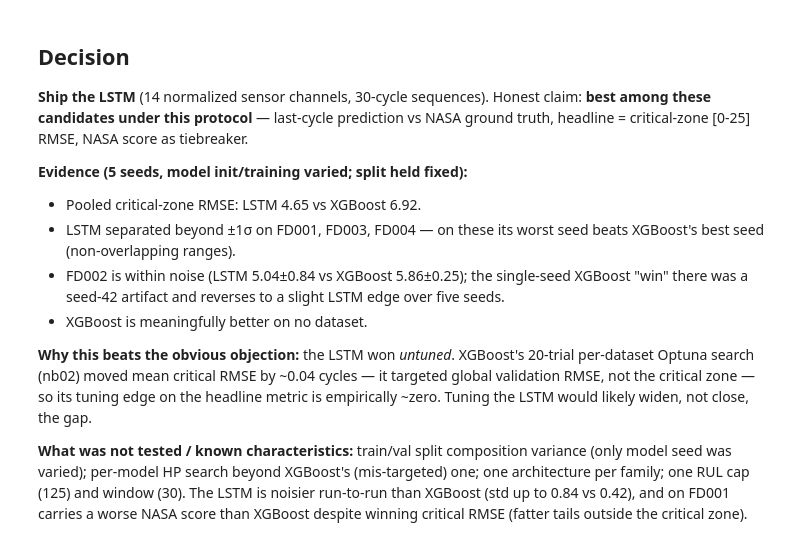
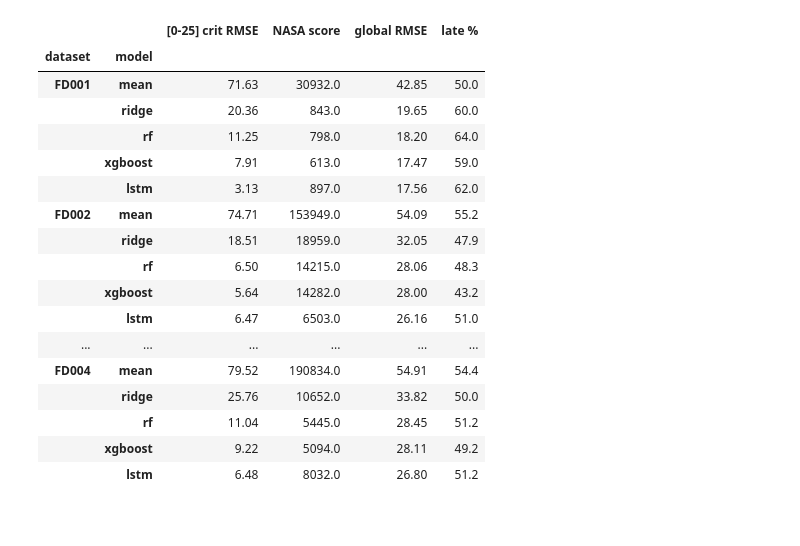
Before and after one commit to karthik-593/NASA_Turbofan_RUL, a Jupyter notebook: notebooks/archive/03_model_comparison.ipynb, the cells around one changed output. Drawn from its saved outputs; the diff is of its cells as text; code cells hidden in the pictures.

```diff
--- a/notebooks/archive/03_model_comparison.ipynb
+++ b/notebooks/archive/03_model_comparison.ipynb
@@ -38,10 +46,2 @@ display(table)
 # %%
-agg, wins = decision_summary(df)
-
-print('Mean critical-zone RMSE / mean NASA across FD001-FD004 (sorted):')
-print(agg.round(2))
-print('\nDatasets won on critical-zone RMSE:')
-print(wins)
-print(f'\nLowest mean critical-zone RMSE: {agg.index[0]}')
-print(f'Runner-up: {agg.index[1]}  '
-      f'(margin {agg["mean_crit"].iloc[1] - agg["mean_crit"].iloc[0]:.2f} cycles)')
+df = run_comparison(RAW, track=False)  # archive re-execution: no MLflow server (D25a)
@@ -48,45 +66,29 @@ print(f'Runner-up: {agg.index[1]}  '
 # %%
-from turbofan.evaluation.comparison import (
-    run_comparison_multiseed, multiseed_summary, contender_gap,
-)
+df['model'] = pd.Categorical(df['model'], MODEL_ORDER, ordered=True)
+df = df.sort_values(['dataset', 'model'])
 
-# Re-run the two contenders over 5 seeds. Features + split are built once per dataset and
-# reused, so only model init/training varies. (LSTM fits on FD002/FD004 dominate runtime —
-# drop to seeds=(42, 7, 123) for a faster first pass.)
-df_ms = run_comparison_multiseed(RAW, seeds=(42, 7, 123, 2024, 99), models=("xgboost", "lstm"))
-
-# Banded critical-zone RMSE: mean ± std per dataset × model
-display(multiseed_summary(df_ms, "critical_rmse"))
-
-# Head-to-head: does the LSTM lead survive ±1σ on each dataset?
-display(contender_gap(df_ms, a="lstm", b="xgboost"))
-
-# Pooled across all datasets × seeds
-overall = df_ms.groupby("model")["critical_rmse"].agg(["mean", "std"]).round(2)
-print("Pooled critical-zone RMSE (all datasets × seeds):")
-print(overall)
+table = (df.set_index(['dataset', 'model'])
+           [['critical_rmse', 'nasa', 'global_rmse', 'late_pct']]
+           .rename(columns={'critical_rmse': '[0-25] crit RMSE', 'nasa': 'NASA score',
+                            'global_rmse': 'global RMSE', 'late_pct': 'late %'})
+           .round({'[0-25] crit RMSE': 2, 'global RMSE': 2, 'late %': 1, 'NASA score': 0}))
+display(table)
+# %% [output]
+|  |  | [0-25] crit RMSE | NASA score | global RMSE | late % |
+| dataset | model |  |  |  |  |
+| FD001 | mean | 71.63 | 30932.0 | 42.85 | 50.0 |
+|  | ridge | 20.36 | 843.0 | 19.65 | 60.0 |
+|  | rf | 11.25 | 798.0 | 18.20 | 64.0 |
+|  | xgboost | 7.91 | 613.0 | 17.47 | 59.0 |
+|  | lstm | 3.13 | 897.0 | 17.56 | 62.0 |
+| FD002 | mean | 74.71 | 153949.0 | 54.09 | 55.2 |
+|  | ridge | 18.51 | 18959.0 | 32.05 | 47.9 |
+|  | rf | 6.50 | 14215.0 | 28.06 | 48.3 |
+|  | xgboost | 5.64 | 14282.0 | 28.00 | 43.2 |
+|  | lstm | 6.47 | 6503.0 | 26.16 | 51.0 |
+| ... | ... | ... | ... | ... | ... |
+| FD004 | mean | 79.52 | 190834.0 | 54.91 | 54.4 |
+|  | ridge | 25.76 | 10652.0 | 33.82 | 50.0 |
+|  | rf | 11.04 | 5445.0 | 28.45 | 51.2 |
+|  | xgboost | 9.22 | 5094.0 | 28.11 | 49.2 |
+|  | lstm | 6.48 | 8032.0 | 26.80 | 51.2 |
-# %% [markdown]
-## Decision
-
-**Ship the LSTM** (14 normalized sensor channels, 30-cycle sequences). Honest claim:
-**best among these candidates under this protocol** — last-cycle prediction vs NASA
-ground truth, headline = critical-zone [0-25] RMSE, NASA score as tiebreaker.
-
-**Evidence (5 seeds, model init/training varied; split held fixed):**
-- Pooled critical-zone RMSE: LSTM 4.65 vs XGBoost 6.92.
-- LSTM separated beyond ±1σ on FD001, FD003, FD004 — on these its worst seed beats
-  XGBoost's best seed (non-overlapping ranges).
-- FD002 is within noise (LSTM 5.04±0.84 vs XGBoost 5.86±0.25); the single-seed XGBoost
-  "win" there was a seed-42 artifact and reverses to a slight LSTM edge over five seeds.
-- XGBoost is meaningfully better on no dataset.
-
-**Why this beats the obvious objection:** the LSTM won *untuned*. XGBoost's 20-trial
-per-dataset Optuna search (nb02) moved mean critical RMSE by ~0.04 cycles — it targeted
-global validation RMSE, not the critical zone — so its tuning edge on the headline metric
-is empirically ~zero. Tuning the LSTM would likely widen, not close, the gap.
-
-**What was not tested / known characteristics:** train/val split composition variance
-(only model seed was varied); per-model HP search beyond XGBoost's (mis-targeted) one;
-one architecture per family; one RUL cap (125) and window (30). The LSTM is noisier
-run-to-run than XGBoost (std up to 0.84 vs 0.42), and on FD001 carries a worse NASA score
-than XGBoost despite winning critical RMSE (fatter tails outside the critical zone).
```
Also changed, not shown: parts of 10 cells of this notebook, 4 other files.
